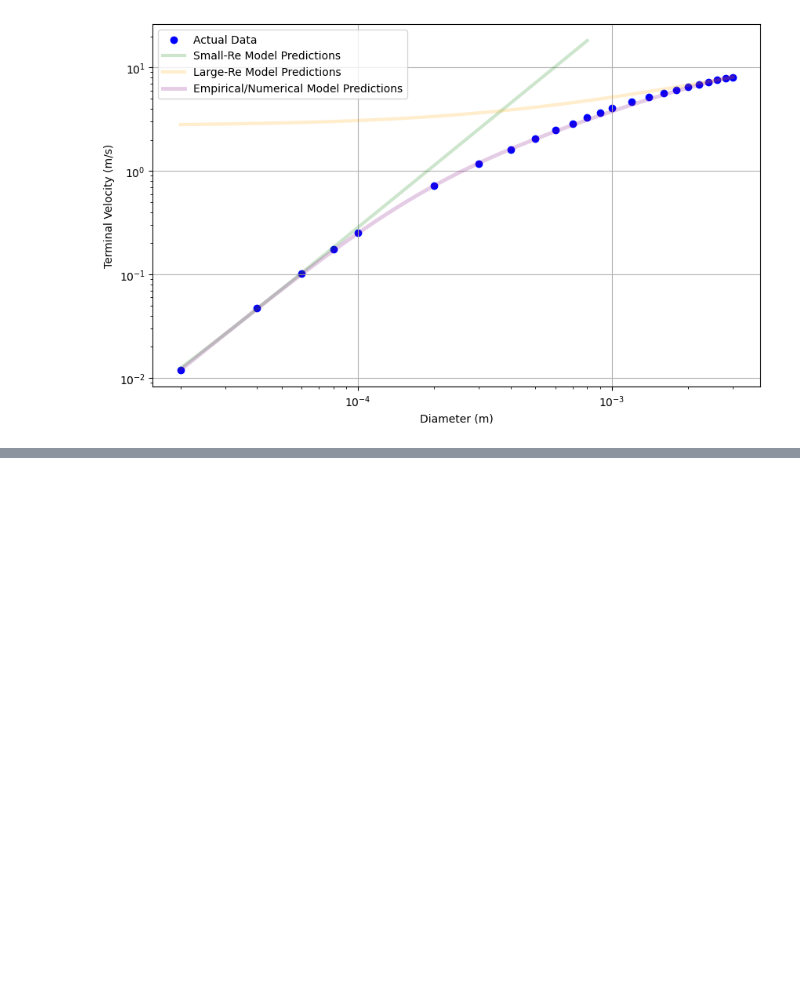
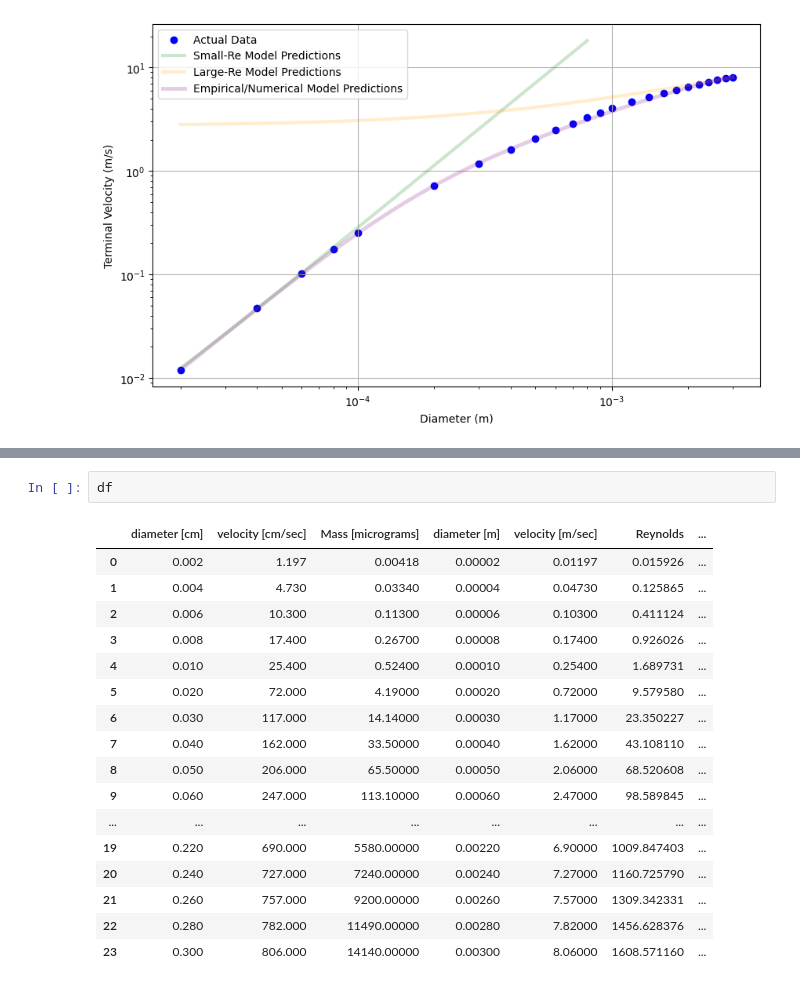
Before and after one commit to ririye01/math4334-MathModelingNotebooks, a Jupyter notebook: projects/p3/p3.ipynb, the cells around one changed output, grey strips where cells are left out. Saved outputs shown, nothing was run; the diff lists cells and outputs as text; blank space fills up the shorter version.

```diff
--- a/projects/p3/p3.ipynb
+++ b/projects/p3/p3.ipynb
@@ -435,0 +462,20 @@ plt.show()
+# %%
+df
+# %% [output]
+|  | diameter [cm] | velocity [cm/sec] | Mass [micrograms] | diameter [m] | velocity [m/sec] | Reynolds | ... |
+| 0 | 0.002 | 1.197 | 0.00418 | 0.00002 | 0.01197 | 0.015926 | ... |
+| 1 | 0.004 | 4.730 | 0.03340 | 0.00004 | 0.04730 | 0.125865 | ... |
+| 2 | 0.006 | 10.300 | 0.11300 | 0.00006 | 0.10300 | 0.411124 | ... |
+| 3 | 0.008 | 17.400 | 0.26700 | 0.00008 | 0.17400 | 0.926026 | ... |
+| 4 | 0.010 | 25.400 | 0.52400 | 0.00010 | 0.25400 | 1.689731 | ... |
+| 5 | 0.020 | 72.000 | 4.19000 | 0.00020 | 0.72000 | 9.579580 | ... |
+| 6 | 0.030 | 117.000 | 14.14000 | 0.00030 | 1.17000 | 23.350227 | ... |
+| 7 | 0.040 | 162.000 | 33.50000 | 0.00040 | 1.62000 | 43.108110 | ... |
+| 8 | 0.050 | 206.000 | 65.50000 | 0.00050 | 2.06000 | 68.520608 | ... |
+| 9 | 0.060 | 247.000 | 113.10000 | 0.00060 | 2.47000 | 98.589845 | ... |
+| ... | ... | ... | ... | ... | ... | ... | ... |
+| 19 | 0.220 | 690.000 | 5580.00000 | 0.00220 | 6.90000 | 1009.847403 | ... |
+| 20 | 0.240 | 727.000 | 7240.00000 | 0.00240 | 7.27000 | 1160.725790 | ... |
+| 21 | 0.260 | 757.000 | 9200.00000 | 0.00260 | 7.57000 | 1309.342331 | ... |
+| 22 | 0.280 | 782.000 | 11490.00000 | 0.00280 | 7.82000 | 1456.628376 | ... |
+| 23 | 0.300 | 806.000 | 14140.00000 | 0.00300 | 8.06000 | 1608.571160 | ... |
```
Also changed, not shown: parts of 4 cells of this notebook, 2 other files.
